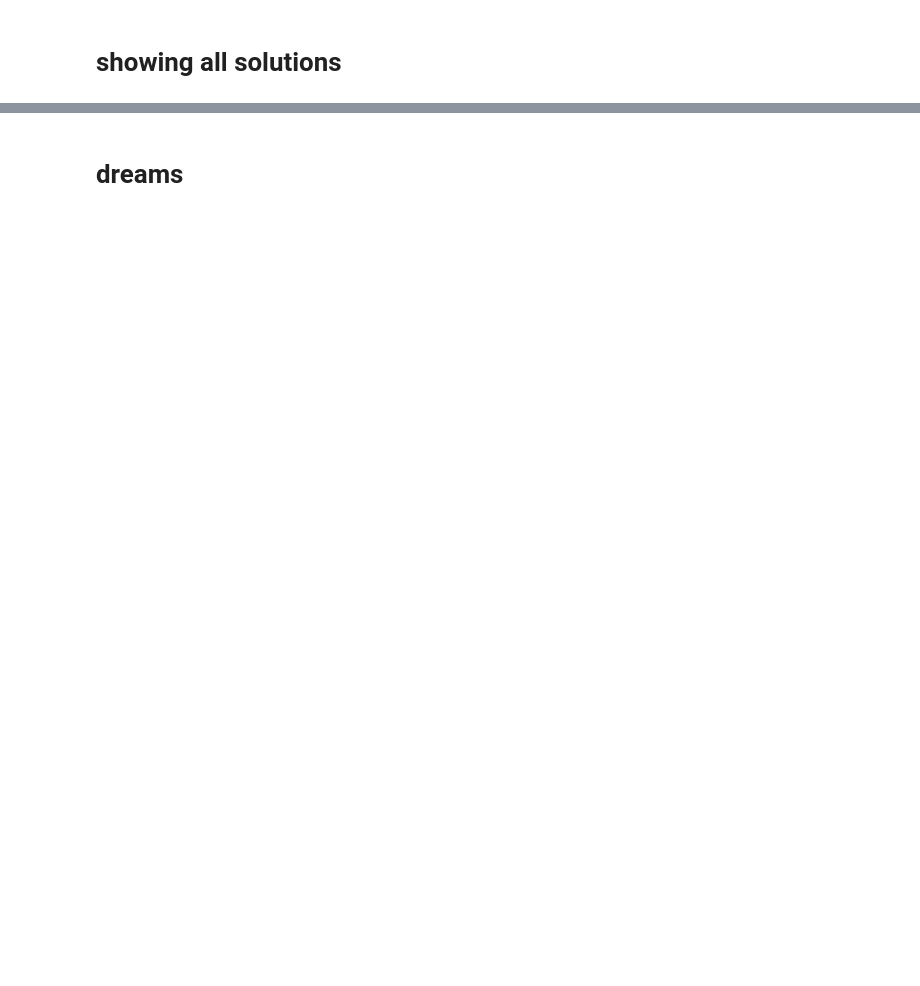
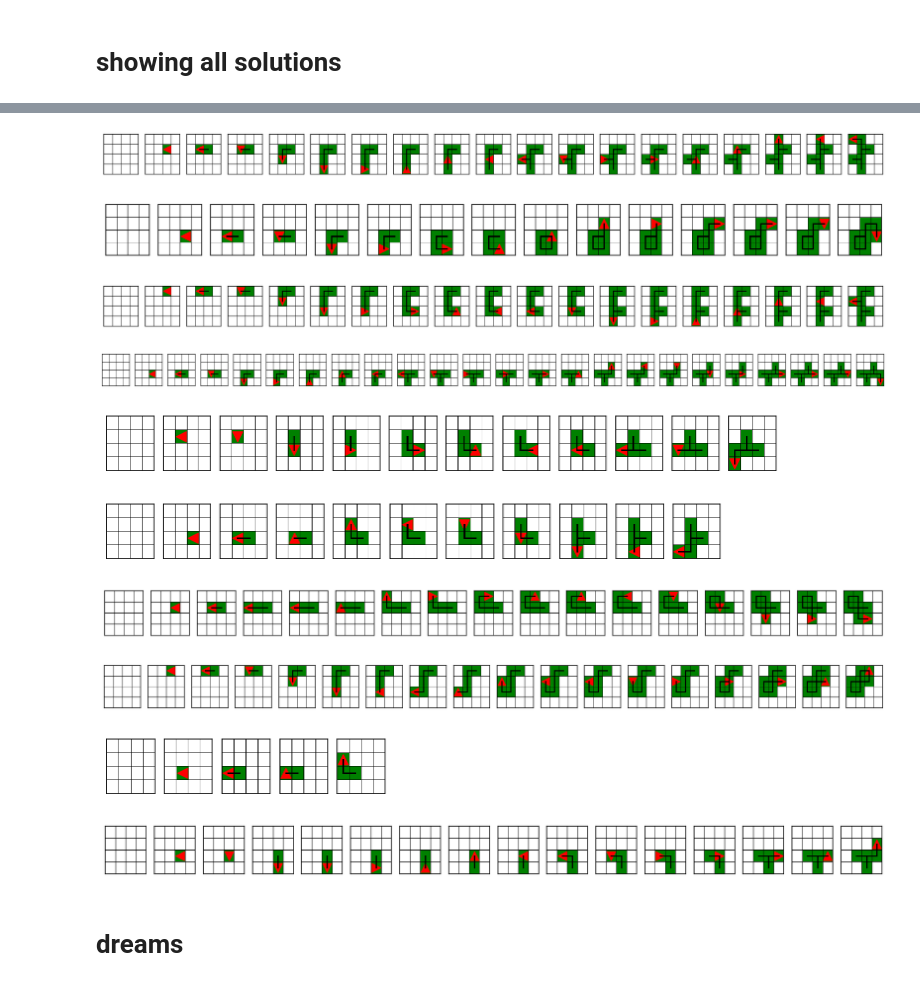
Before and after one commit to cgc/ec, a Jupyter notebook: dreamcoder/domains/grid/viz.ipynb, the cells around one changed output, grey strips where cells are left out. Drawn from its saved outputs; the diff is of its cells as text; code cells hidden in the pictures; blank space fills up the shorter version.

```diff
--- a/dreamcoder/domains/grid/viz.ipynb
+++ b/dreamcoder/domains/grid/viz.ipynb
@@ -141,3 +149,34 @@ for task in train:
+# %%
+weights = []
+for task in train:
+    es = result.frontiersOverTime[task][-1].entries
+    if es:
+        fe = max(es, key=lambda e: e.logPrior + e.logLikelihood) # get the best
+        weights.append(-fe.logPrior)
+    else:
+        weights.append(-float('inf'))
+
+import random
+for taskidx in np.random.choice(len(train), p=scipy.special.softmax(weights), replace=False, size=10):
+    task = train[taskidx]
+    es = result.frontiersOverTime[task][-1].entries
+    if not es:
+        continue
+    fe = max(es, key=lambda e: e.logPrior + e.logLikelihood) # get the best
+    s = executeGrid(fe.program, GridState(task.start, task.location, history=[]))
+    assert np.all(s.grid == task.goal)
+    show_trace(task.start, s)
+# %% [output]
+[figure, added]
+[figure, added]
+[figure, added]
+[figure, added]
+[figure, added]
+[figure, added]
+[figure, added]
+[figure, added]
+[figure, added]
+[figure, added]
 # %% [markdown]
 # dreams
 # %%
```
Also changed, not shown: parts of 19 cells of this notebook, 1 other file.
